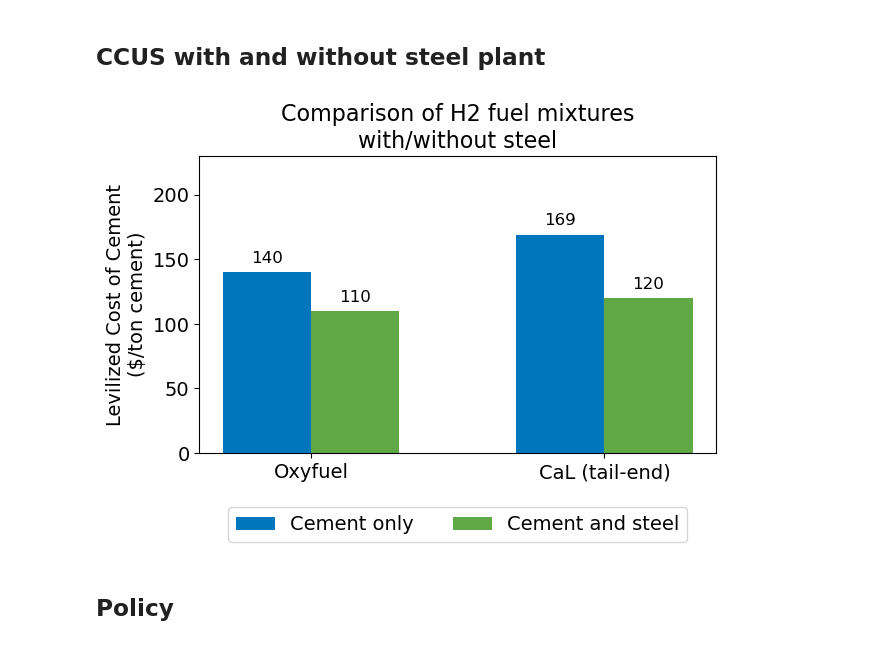
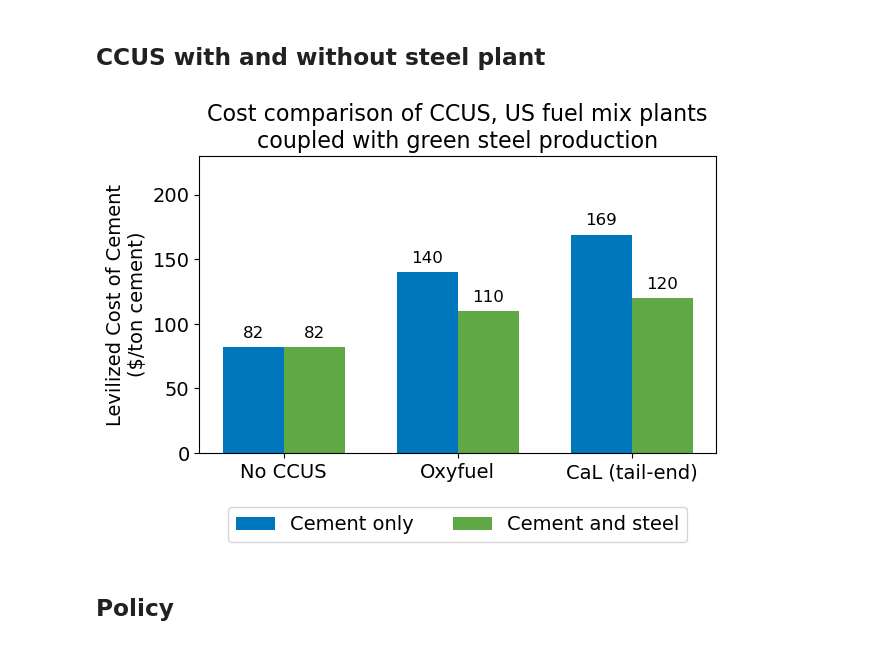
Before and after one commit to evan-sharafuddin/HOPP, a Jupyter notebook: green_concrete/plots.ipynb, the cells around one changed output. Drawn from its saved outputs; the diff is of its cells as text; code cells hidden in the pictures.

```diff
--- a/green_concrete/plots.ipynb
+++ b/green_concrete/plots.ipynb
@@ -395,7 +399,7 @@ plt.show()
 # %%
 rundir = os.getcwd()
 
-filename = 'CEMENT_BATCH_hybrid_elec_bugfix_03-08-2023_11.46.07.csv'
+filename = 'CEMENT_BATCH_renewable_elec_postbug_03-08-2023_13.05.54.csv'
 inloc = os.path.join(rundir, 'outputs\\keep', filename)
 outloc = os.path.join(rundir, 'outputs\\plots')
 
@@ -424,7 +428,7 @@ fix, ax = plt.subplots()
 
 # Add labels and title with adjusted font size
 plt.ylabel('Levilized Cost of Cement\n($/ton cement)', fontsize=14)
-plt.title('Comparison of H2 fuel mixtures\nwith/without steel', fontsize=16)
+plt.title('Cost comparison of CCUS, US fuel mix plants\nwith renewable electricity', fontsize=16)
 plt.xticks(x, group_labels, fontsize=14)
 plt.yticks(fontsize=14)
 
@@ -450,7 +454,7 @@ plt.ylim(0, 230)
 plt.tight_layout()
 
 # Save the plot
-plt.savefig(os.path.join(outloc, '.png'), dpi=800)
+plt.savefig(os.path.join(outloc, 'renewable_elec_cost_usfuel.png'), dpi=600, bbox_inches='tight')
 # Show the plot
 
 plt.show()
@@ -544,14 +482,14 @@ c = [round(n) for n in f['Unnamed: 2'].values]
 e = [round(n) for n in f['Unnamed: 4'].values]
 
 
-data = {'Cement only': [c[3], c[5]],
-        'Cement and steel': [c[2], c[4]],
+data = {'Cement only': c[1::2],
+        'Cement and steel': c[0::2],
 }
 
-group_labels = ['Oxyfuel', 'CaL (tail-end)']
+group_labels = ['No CCUS', 'Oxyfuel', 'CaL (tail-end)']
 
 # Set the width of the bars
-bar_width = 0.3
+bar_width = 0.35
 
 # Create an array for the x-axis positions of the bars
 x = np.arange(len(group_labels))
@@ -561,38 +499,40 @@ fix, ax = plt.subplots()
 
 # Add labels and title with adjusted font size
 plt.ylabel('Levilized Cost of Cement\n($/ton cement)', fontsize=14)
-plt.title('Comparison of H2 fuel mixtures\nwith/without steel', fontsize=16)
+plt.title('Cost comparison of CCUS, US fuel mix plants\ncoupled with green steel production', fontsize=16)
 plt.xticks(x, group_labels, fontsize=14)
 plt.yticks(fontsize=14)
 
 
 # Loop through each group of bars and create a set of bars for each group
 for i, (group, values) in enumerate(data.items()):
 # Calculate the x-axis position for the current group of bars
     pos = x + (i * bar_width)
     # Create a set of bars for the current group
     bars = ax.bar(pos, values, width=bar_width, label=group, color=colorhash[i])
 
 	# Add text labels above each bar
     for bar, value in zip(bars, values):
     	ax.text(bar.get_x() + bar.get_width() / 2, bar.get_height() + 5, str(value),
                 ha='center', va='bottom', color='black', fontsize=12)
 
 ax.set_xticks(x + ((len(data) - 1) / 2) * bar_width)
 ax.set_xticklabels(group_labels)
 
 plt.legend(loc='upper center', bbox_to_anchor=(0.5, -0.15), ncol=3, fontsize=14)
 plt.ylim(0, 230)
 
 plt.tight_layout()
 
 # Save the plot
-plt.savefig(os.path.join(outloc, '.png'), dpi=800)
+plt.savefig(os.path.join(outloc, 'green_steel_coupling.png'), dpi=600, bbox_inches='tight')
 # Show the plot
 
 plt.show()
+
+# NOTE hybrid electricity is disabled TODO might want to enable hybrid electricity for the coupled cases?
 # %% [output]
-[figure, old version]
+[figure, new version]
 # %% [markdown]
 ## Policy
 # %% [markdown]
```
Also changed, not shown: parts of 20 cells of this notebook, 2 other files.
